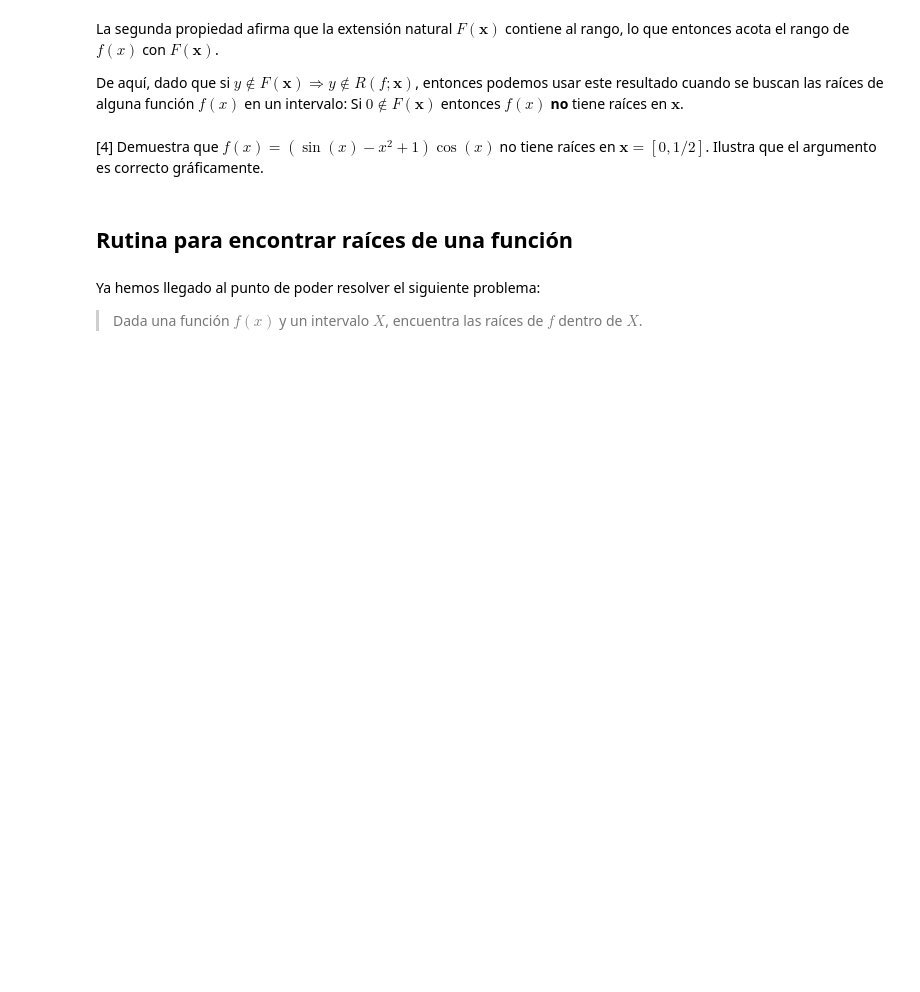
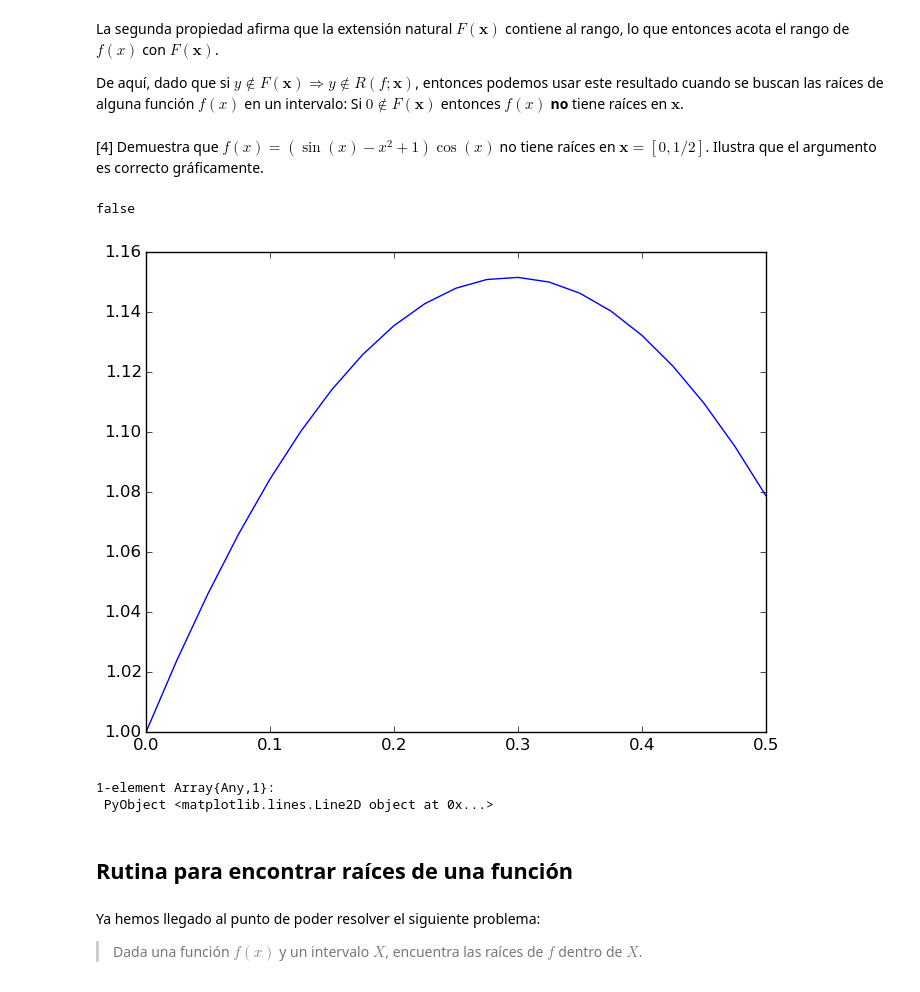
Before and after one commit to TigrisAltaica/Tareas, a Jupyter notebook: 08. Analisis de intervalos.ipynb, the cells around one changed output. Drawn from its saved outputs; the diff is of its cells as text; code cells hidden in the pictures; blank space fills up the shorter version.

```diff
--- a/08. Analisis de intervalos.ipynb
+++ b/08. Analisis de intervalos.ipynb
@@ -100,6 +126,24 @@ La segunda propiedad afirma que la extensión natural $F(\mathbf{x})$ contiene a
 De aquí, dado que si $y\notin F(\mathbf{x}) \Longrightarrow y\notin R(f;\mathbf{x})$, entonces podemos usar este resultado cuando se buscan las raíces de alguna función $f(x)$ en un intervalo: Si $ 0 \notin F(\mathbf{x})$ entonces $f(x)$ **no** tiene raíces en $\mathbf{x}$.
 # %% [markdown]
 [4] Demuestra que $f(x) = (\sin(x)-x^2+1)\cos(x)$ no tiene raíces en $\mathbf{x}=[0,1/2]$. Ilustra que el argumento es correcto gráficamente.
+# %%
+s = Interval(0,.5)
+
+contains((sin(s)-s^2+1.0)*cos(s),0)
+
+#Contains revisa si el intervalo proporcionado como primer argumento contiene el flotante proporcionado como segundo
+#argumento. Como el cero no está en el intervalo no puede estar en el rango de la función f
+# %% [output]
+false
+# %%
+ x3 = [0:.025:.5]
+y3 = [(sin(x)-x^2+1.0)*cos(x) for x in x3]
+
+plot(x3,y3)
+# %% [output]
+[figure, added]
+1-element Array{Any,1}:
+ PyObject <matplotlib.lines.Line2D object at 0x...>
 # %% [markdown]
 ## Rutina para encontrar raíces de una función
 # %% [markdown]
```
Also changed, not shown: parts of 11 cells of this notebook, 1 other file.
